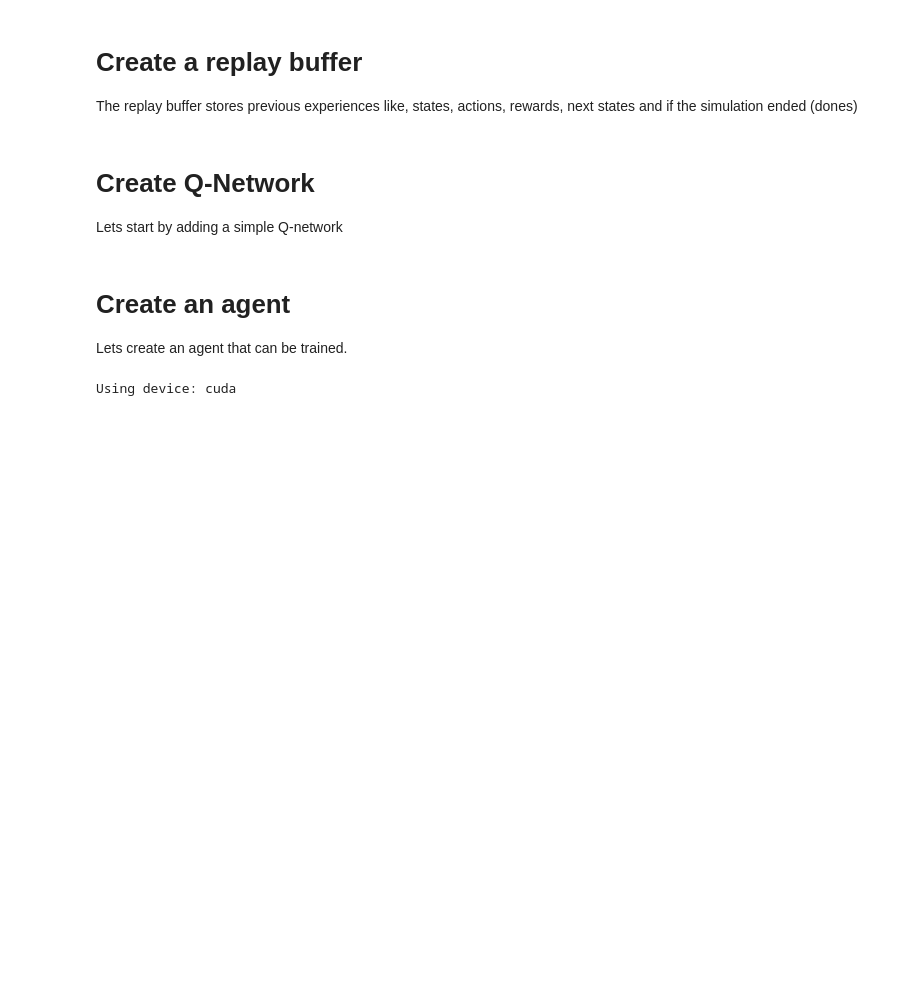
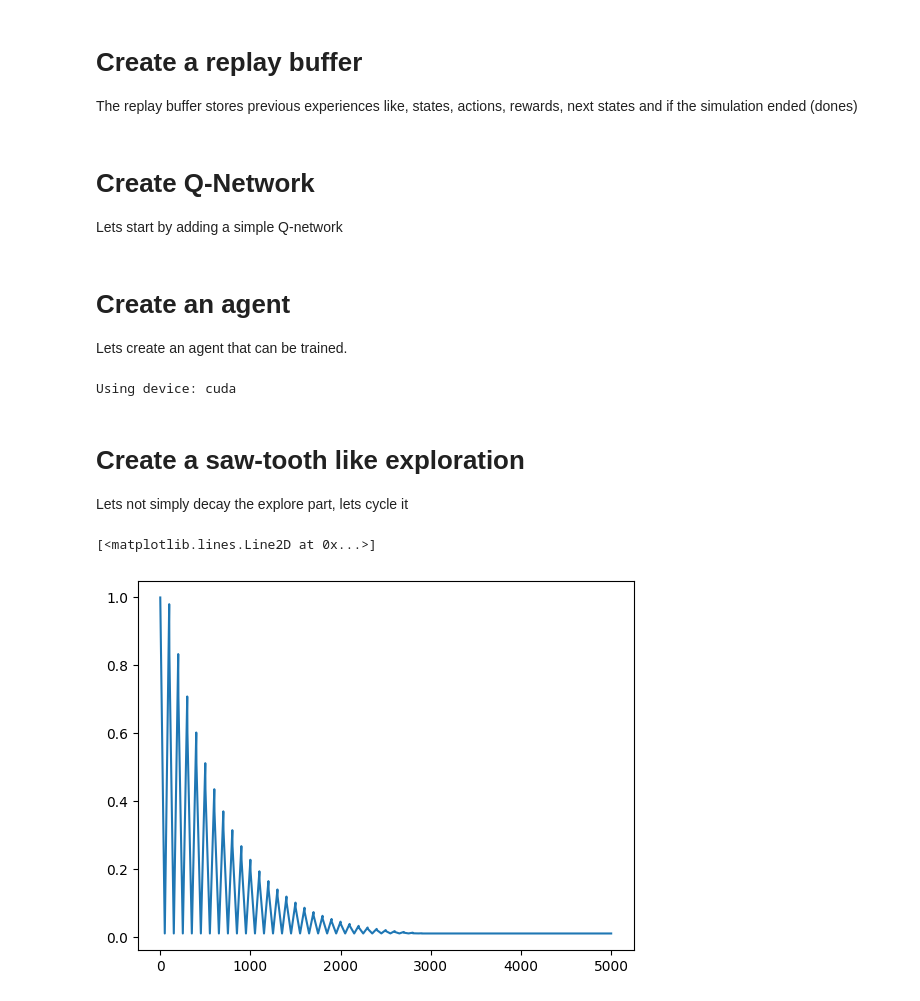
Before and after one commit to cerionXLII/RLMagic, a Jupyter notebook: src/gymnastics.ipynb, the cells around one changed output. Saved outputs shown, nothing was run; the diff lists cells and outputs as text; code cells hidden in the pictures; blank space fills up the shorter version.

```diff
--- a/src/gymnastics.ipynb
+++ b/src/gymnastics.ipynb
@@ -156,3 +163,51 @@ class DQNAgent:
     def soft_update(self, local_model, target_model, tau):
         for target_param, local_param in zip(target_model.parameters(), local_model.parameters()):
             target_param.data.copy_(tau * local_param.data + (1.0 - tau) * target_param.data)
+# %% [markdown]
+# Create a saw-tooth like exploration
+Lets not simply decay the explore part, lets cycle it
+# %%
+def sawtooth_eps_decay(episode, peak_eps=1.0, min_eps=0.01, period=50, decay_factor=0.995):
+    """
+    Calculate the epsilon value in a sawtooth pattern with a shrinking envelope.
+
+    Parameters:
+        episode (int): Current episode number.
+        peak_eps (float): Initial peak epsilon value.
+        min_eps (float): Minimum epsilon value.
+        period (int): Number of episodes for one complete up-down cycle.
+        decay_factor (float): Factor by which the peak epsilon value decays after each period.
+
+    Returns:
+        float: Calculated epsilon value.
+    """
+    # cycle = episode // period
+    # cycle_position = episode % period
+    # current_peak_eps = peak_eps * (decay_factor ** cycle)
+
+    # if current_peak_eps < min_eps:
+    #     current_peak_eps = min_eps
+
+    # eps = current_peak_eps - (current_peak_eps - min_eps) * (cycle_position / period)
+    cycle = episode // period
+    cycle_position = episode % period
+    current_peak_eps = peak_eps * (decay_factor ** cycle)
+
+    if current_peak_eps < min_eps:
+        current_peak_eps = min_eps
+
+    half_period = period // 2
+    if cycle_position < half_period:
+        # Decrease epsilon
+        eps = current_peak_eps - (current_peak_eps - min_eps) * (cycle_position / half_period)
+    else:
+        # Increase epsilon
+        eps = min_eps + (current_peak_eps - min_eps) * ((cycle_position - half_period) / half_period)
+
+    return eps
+# %%
+epsilons = [sawtooth_eps_decay(episode, decay_factor = 0.85, period=100) for episode in range(5000)]
+plt.plot(epsilons)
+# %% [output]
+[<matplotlib.lines.Line2D at 0x...>]
+[figure, added]
```
Also changed, not shown: parts of 10 cells of this notebook, 1 other file.
